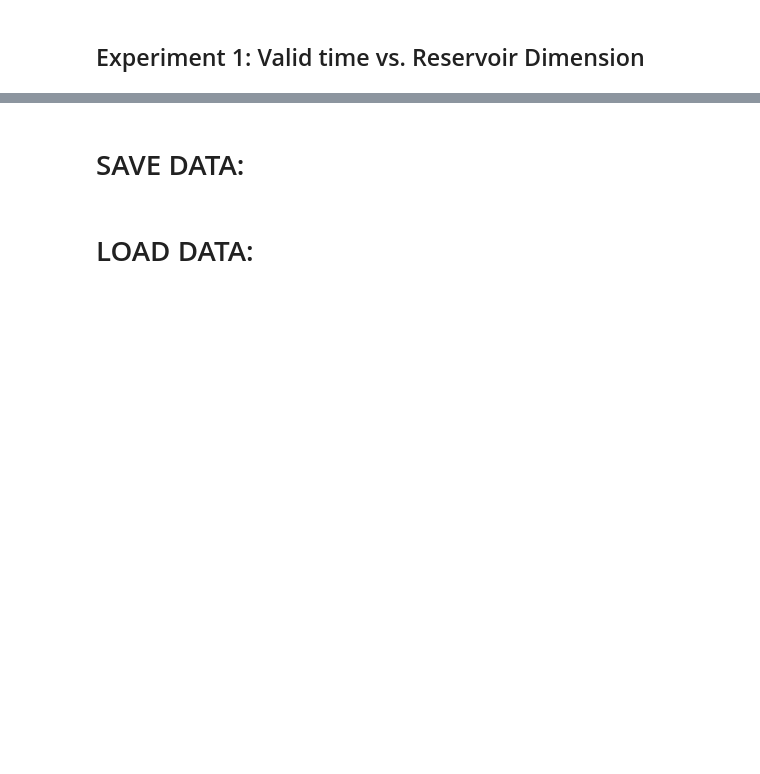
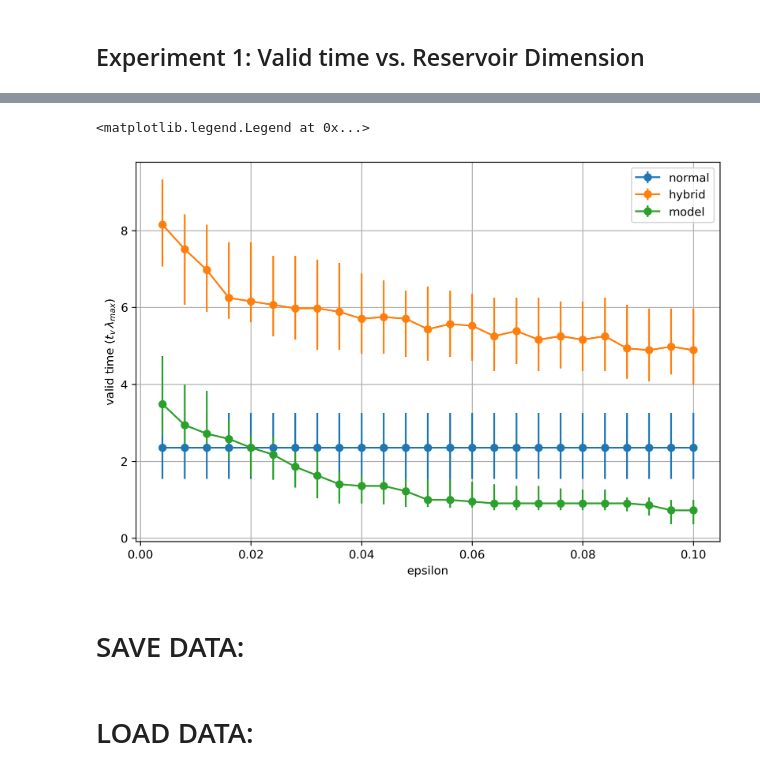
Before and after one commit to DuncDennis/rescomp, a Jupyter notebook: bin/Hybrid_RC_reproducing_plots_of_Pathek_2018.ipynb, the cells around one changed output, grey strips where cells are left out. Cells and saved outputs as stored; diff of their text form; code cells hidden in the pictures; blank space fills up the shorter version.

```diff
--- a/bin/Hybrid_RC_reproducing_plots_of_Pathek_2018.ipynb
+++ b/bin/Hybrid_RC_reproducing_plots_of_Pathek_2018.ipynb
@@ -287,3 +470,33 @@ plt.legend()
+# %%
+valid_times_dict = {}
+valid_times_dict["normal"] = valid_times_results_normal_eps
+valid_times_dict["hybrid"] = valid_times_results_hybrid_eps
+valid_times_dict["model"] = valid_times_results_model_eps
+
+fig = plt.figure(figsize=(9, 6), dpi=300)
+ax = fig.add_subplot(1, 1, 1)
+
+scale = dt*0.9056
+
+for key, val in valid_times_dict.items():
+    if len(val.shape) == 3:
+        axis = (-1, -2)
+    elif len(val.shape) == 2:
+        axis = -1
+
+    median_list = np.median(val, axis = axis)*scale
+    fist_quartile_list = np.quantile(val, 0.25, axis= axis)*scale
+    third_quartile_list = np.quantile(val, 0.75, axis= axis)*scale
+    ax.errorbar(eps_list, median_list, yerr=[median_list - fist_quartile_list, third_quartile_list - median_list], fmt='-o', label = key)
+
+ax.set_xlabel("epsilon")
+ax.set_ylabel("valid time $(t_v\, \lambda_{max})$")
+# ax.errorbar(n_dims, median_array_model, yerr=[lower_error_model, upper_error_model], fmt='-o', label = "model")
+plt.grid()
+plt.legend()
+# %% [output]
+<matplotlib.legend.Legend at 0x...>
+[figure, added]
 # %% [markdown]
 # SAVE DATA:
 # %%
```
Also changed, not shown: parts of 23 cells of this notebook, 1 other file.
